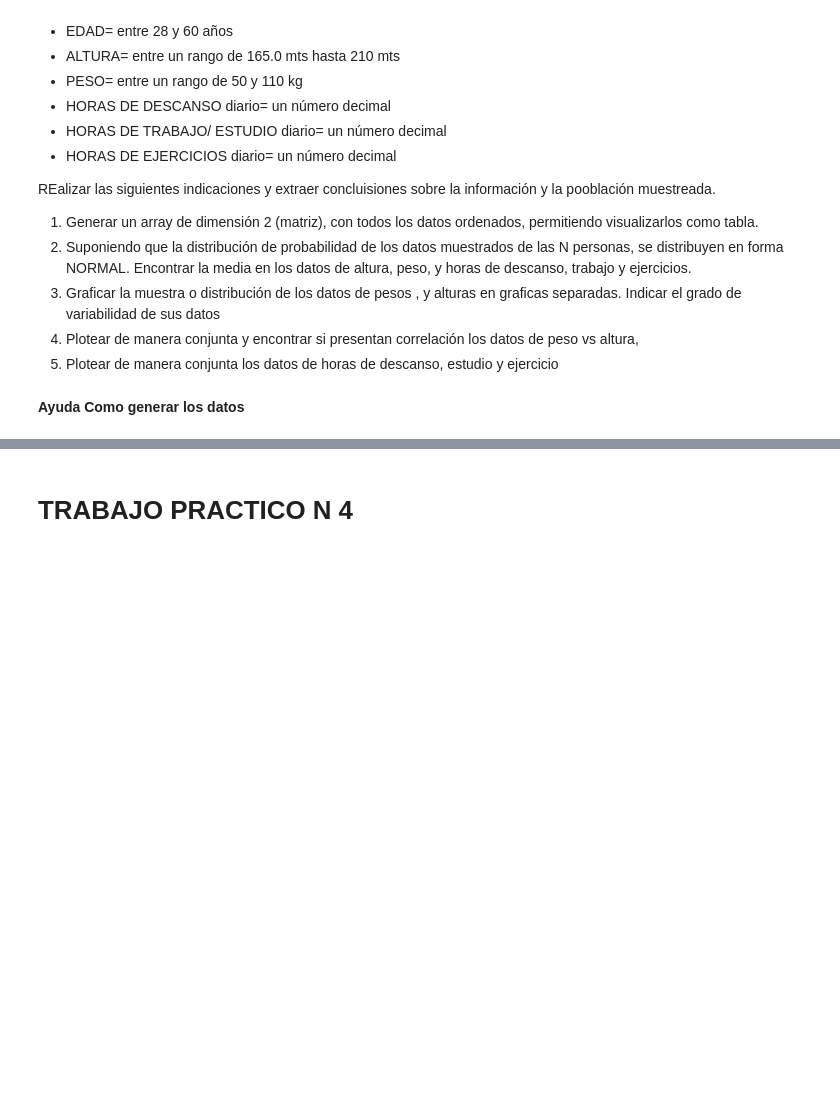
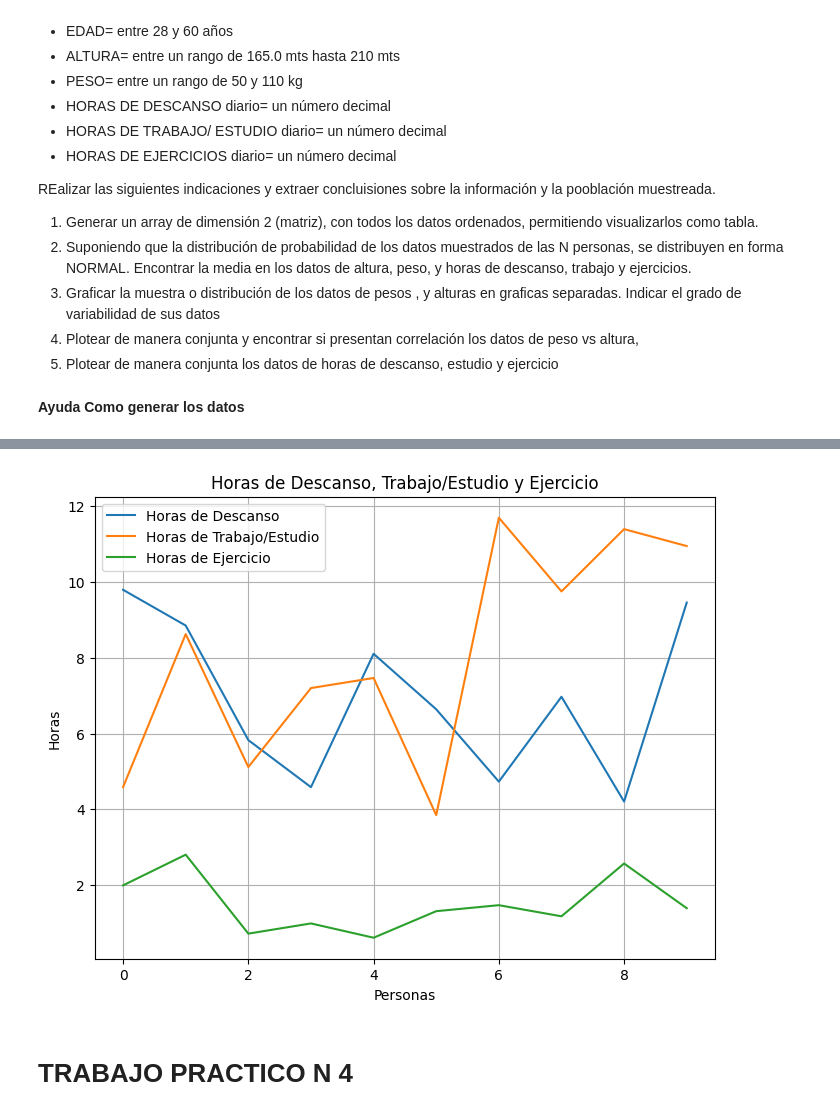
Before and after one commit to ema14bdt/introduccion_ciencia_de_datos, a Jupyter notebook: Copia_de_TP3_TP4_Comision_4.ipynb, the cells around one changed output, grey strips where cells are left out. Saved outputs shown, nothing was run; the diff lists cells and outputs as text; code cells hidden in the pictures; blank space fills up the shorter version.

```diff
--- a/Copia_de_TP3_TP4_Comision_4.ipynb
+++ b/Copia_de_TP3_TP4_Comision_4.ipynb
@@ -420,3 +475,17 @@ datos = generar_datos(N)
+# %%
+# 5) Plotear de manera conjunta los datos de horas de descanso, estudio y ejercicio
+plt.figure(figsize=(8, 6))
+plt.plot(horas_descanso, label='Horas de Descanso')
+plt.plot(horas_trabajo_estudio, label='Horas de Trabajo/Estudio')
+plt.plot(horas_ejercicio, label='Horas de Ejercicio')
+plt.title('Horas de Descanso, Trabajo/Estudio y Ejercicio')
+plt.xlabel('Personas')
+plt.ylabel('Horas')
+plt.legend()
+plt.grid(True)
+plt.show()
+# %% [output]
+[figure, added]
 # %% [markdown]
 # TRABAJO PRACTICO N 4
 # %% [markdown]
```
Also changed, not shown: parts of 4 cells of this notebook.
